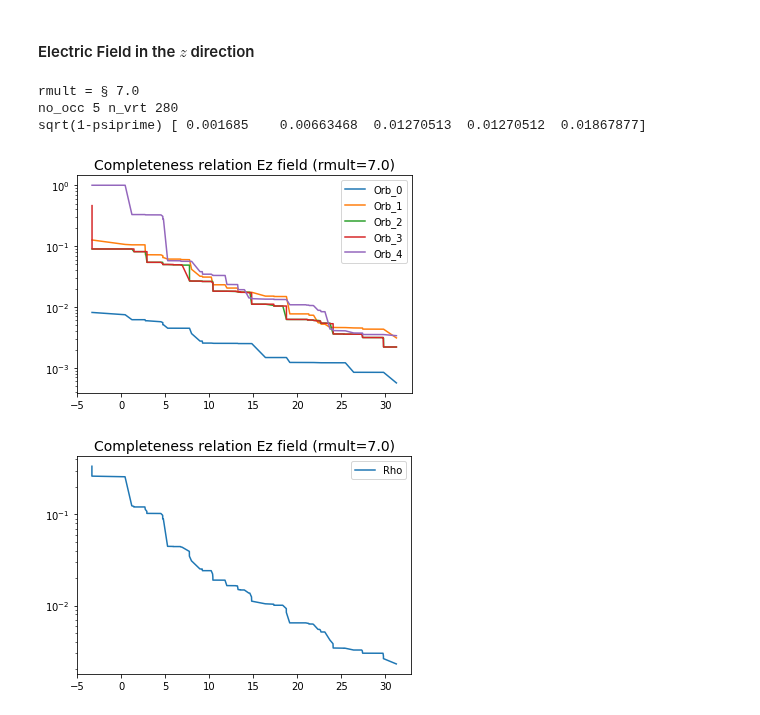
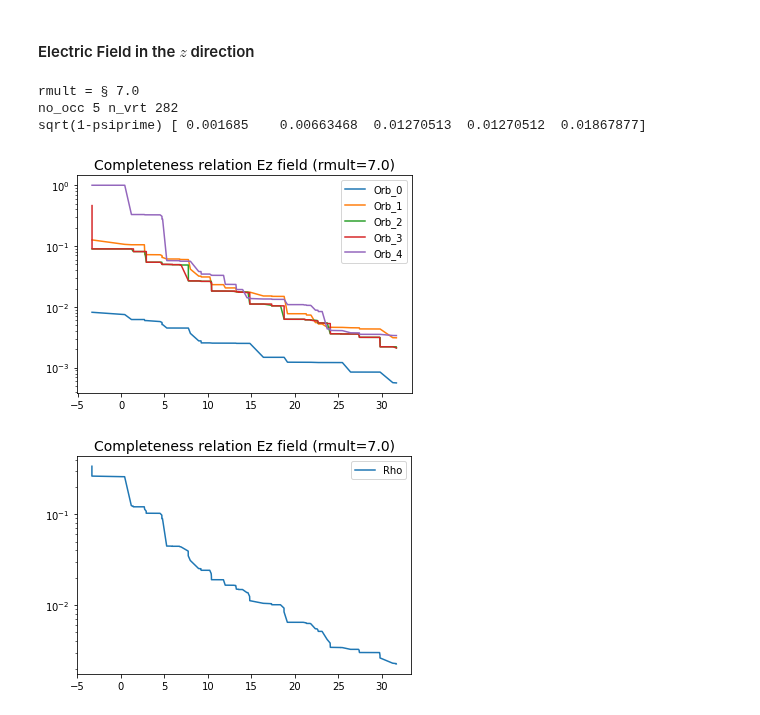
Before and after one commit to luigigenovese/KPM-nb, a Jupyter notebook: POLARIZABILITY/CO/Virtual_Orbitals_Completeness_Relation.ipynb, the cells around one changed output. Drawn from its saved outputs; the diff is of its cells as text; code cells hidden in the pictures.

```diff
--- a/POLARIZABILITY/CO/Virtual_Orbitals_Completeness_Relation.ipynb
+++ b/POLARIZABILITY/CO/Virtual_Orbitals_Completeness_Relation.ipynb
@@ -99,5 +99,14 @@ plt.show()
 [figure]
 # %% [markdown]
 On the basis of this plot we set the number of virtual orbitals with the chosen level of confidence
-# %%
-virtMax = 280
+# %%
+errMax = 1e-4
+notExcede = True
+i = 0
+while (notExcede):
+    if residues[i] > errMax:
+        notExcede = False
+    i+=1
+
+    virtMax = i-2
+print virtMax, 'res = ', residues[virtMax]
@@ -266,18 +277,18 @@ sqrt(1-psiprime) [ 0.00132032  0.008281    0.01228227  0.00668758  0.01693297]
 # %%
 reload(R)
 r = 0
 print 'rmult = §', rVal[r]
 e_v,cr=R.completeness_relation_new(CR_data[0][1])
 
 rhoPlot = False
-R.crplot_new(e_v,cr,'Ez field (rmult='+str(rVal[r])+')','',rhoPlot,True)
+R.crplot_new(e_v,cr,'Ez field (rmult='+str(rVal[r])+')',rhoPlot,True)
 plt.show()
 rhoPlot = True
-R.crplot_new(e_v,cr,'Ez field (rmult='+str(rVal[r])+')','',rhoPlot,True)
+R.crplot_new(e_v,cr,'Ez field (rmult='+str(rVal[r])+')',rhoPlot,True)
 plt.show()
 # %% [output]
 rmult = § 7.0
-no_occ 5 n_vrt 280
+no_occ 5 n_vrt 282
 sqrt(1-psiprime) [ 0.001685    0.00663468  0.01270513  0.01270512  0.01867877]
-[figure, old version]
+[figure, new version]
-[figure, old version]
+[figure, new version]
```
Also changed, not shown: parts of 10 cells of this notebook, 4 other files.
